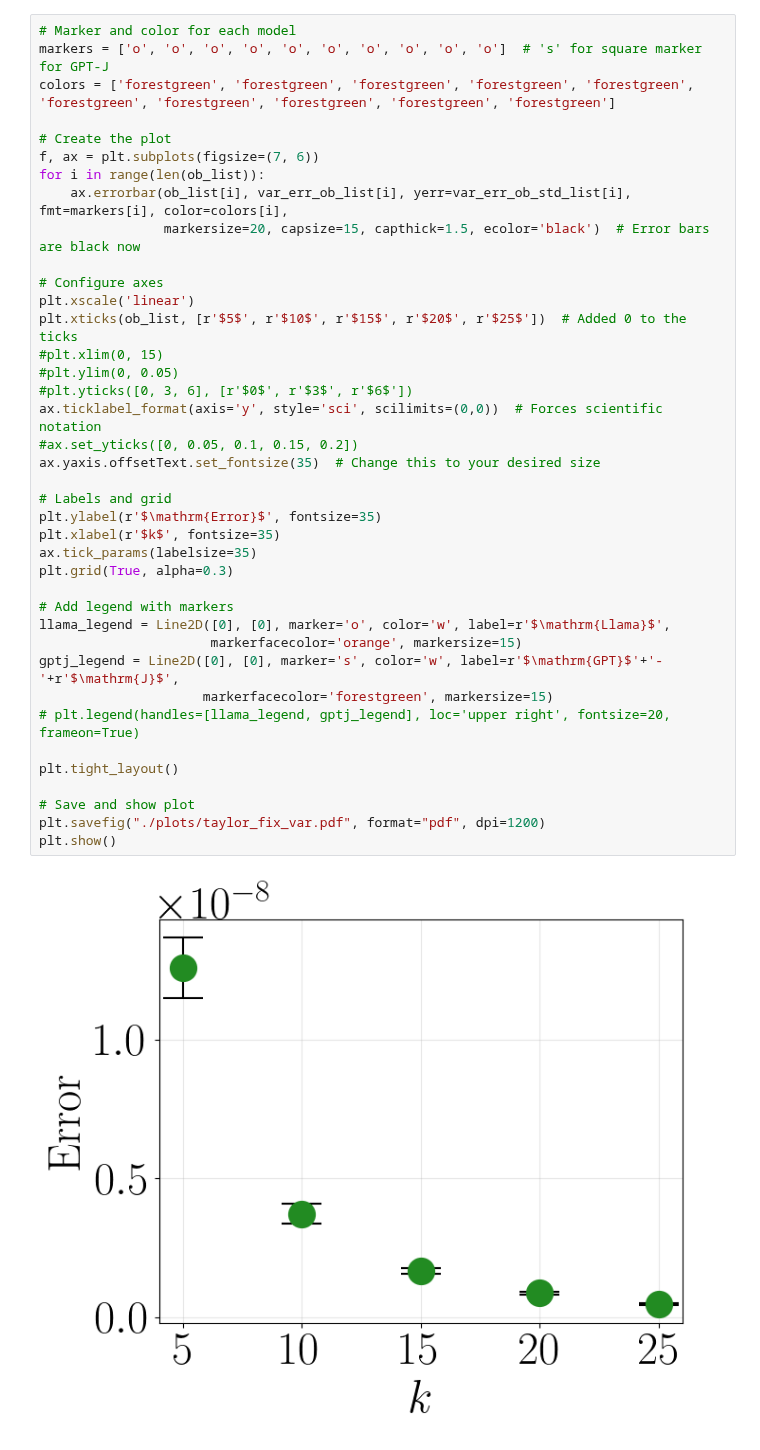
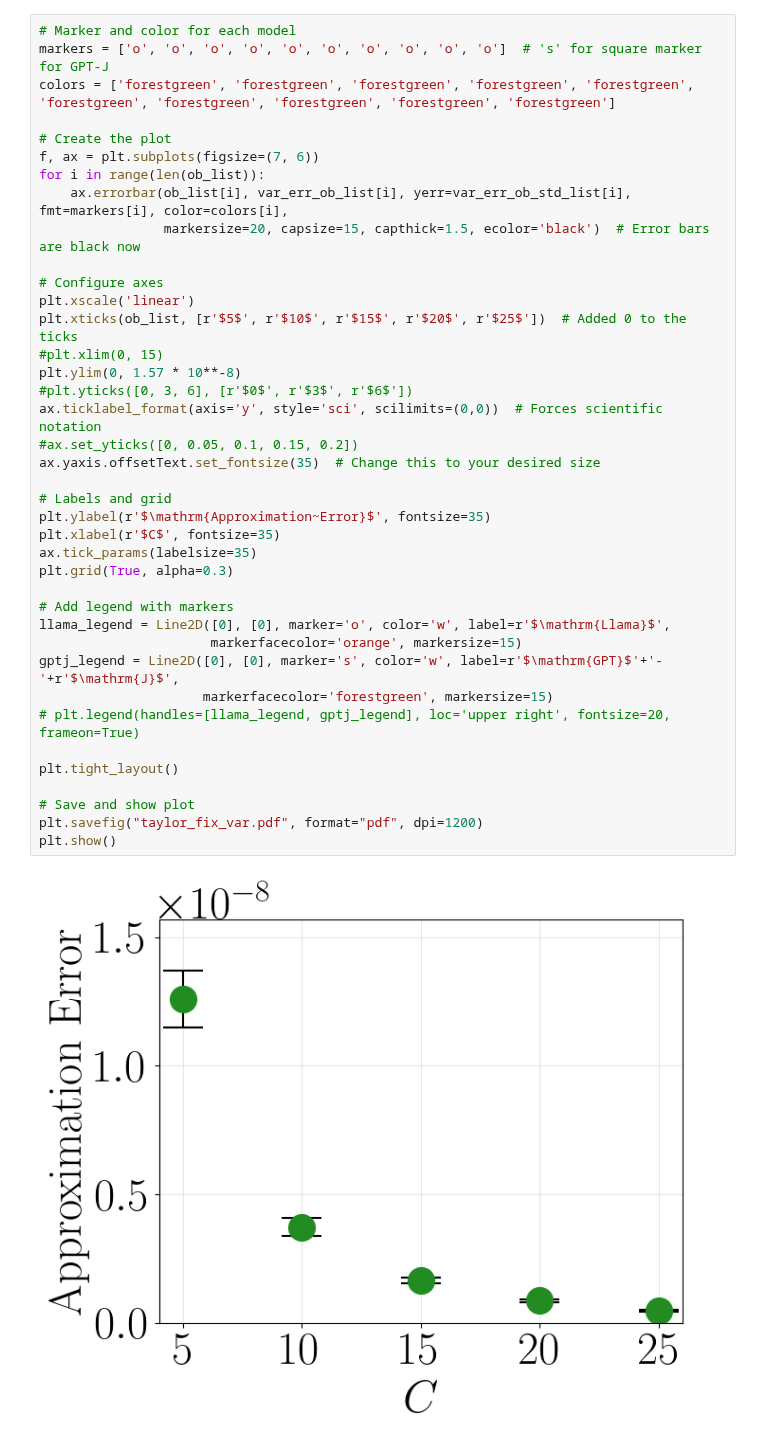
Before and after one commit to VirtuosoResearch/Matrix-completion-from-ultrasparse-samples, a Jupyter notebook: revised_figures/approximation_fix.ipynb, the cells around one changed output. Saved outputs shown, nothing was run; the diff lists cells and outputs as text.

```diff
--- a/revised_figures/approximation_fix.ipynb
+++ b/revised_figures/approximation_fix.ipynb
@@ -78,35 +78,35 @@ colors = ['forestgreen', 'forestgreen', 'forestgreen', 'forestgreen', 'forestgre
 f, ax = plt.subplots(figsize=(7, 6))
 for i in range(len(ob_list)):
     ax.errorbar(ob_list[i], var_err_ob_list[i], yerr=var_err_ob_std_list[i], fmt=markers[i], color=colors[i],
                 markersize=20, capsize=15, capthick=1.5, ecolor='black')  # Error bars are black now
 
 # Configure axes
 plt.xscale('linear')
 plt.xticks(ob_list, [r'$5$', r'$10$', r'$15$', r'$20$', r'$25$'])  # Added 0 to the ticks
 #plt.xlim(0, 15)
-#plt.ylim(0, 0.05)
+plt.ylim(0, 1.57 * 10**-8)
 #plt.yticks([0, 3, 6], [r'$0$', r'$3$', r'$6$'])
 ax.ticklabel_format(axis='y', style='sci', scilimits=(0,0))  # Forces scientific notation
 #ax.set_yticks([0, 0.05, 0.1, 0.15, 0.2])
 ax.yaxis.offsetText.set_fontsize(35)  # Change this to your desired size
 
 # Labels and grid
-plt.ylabel(r'$\mathrm{Error}$', fontsize=35)
-plt.xlabel(r'$k$', fontsize=35)
+plt.ylabel(r'$\mathrm{Approximation~Error}$', fontsize=35)
+plt.xlabel(r'$C$', fontsize=35)
 ax.tick_params(labelsize=35)
 plt.grid(True, alpha=0.3)
 
 # Add legend with markers
 llama_legend = Line2D([0], [0], marker='o', color='w', label=r'$\mathrm{Llama}$',
                       markerfacecolor='orange', markersize=15)
 gptj_legend = Line2D([0], [0], marker='s', color='w', label=r'$\mathrm{GPT}$'+'-'+r'$\mathrm{J}$',
                      markerfacecolor='forestgreen', markersize=15)
 # plt.legend(handles=[llama_legend, gptj_legend], loc='upper right', fontsize=20, frameon=True)
 
 plt.tight_layout()
 
 # Save and show plot
-plt.savefig("./plots/taylor_fix_var.pdf", format="pdf", dpi=1200)
+plt.savefig("taylor_fix_var.pdf", format="pdf", dpi=1200)
 plt.show()
 # %% [output]
-[figure, old version]
+[figure, new version]
```
Also changed, not shown: parts of 1 cell of this notebook, 5 other files.
